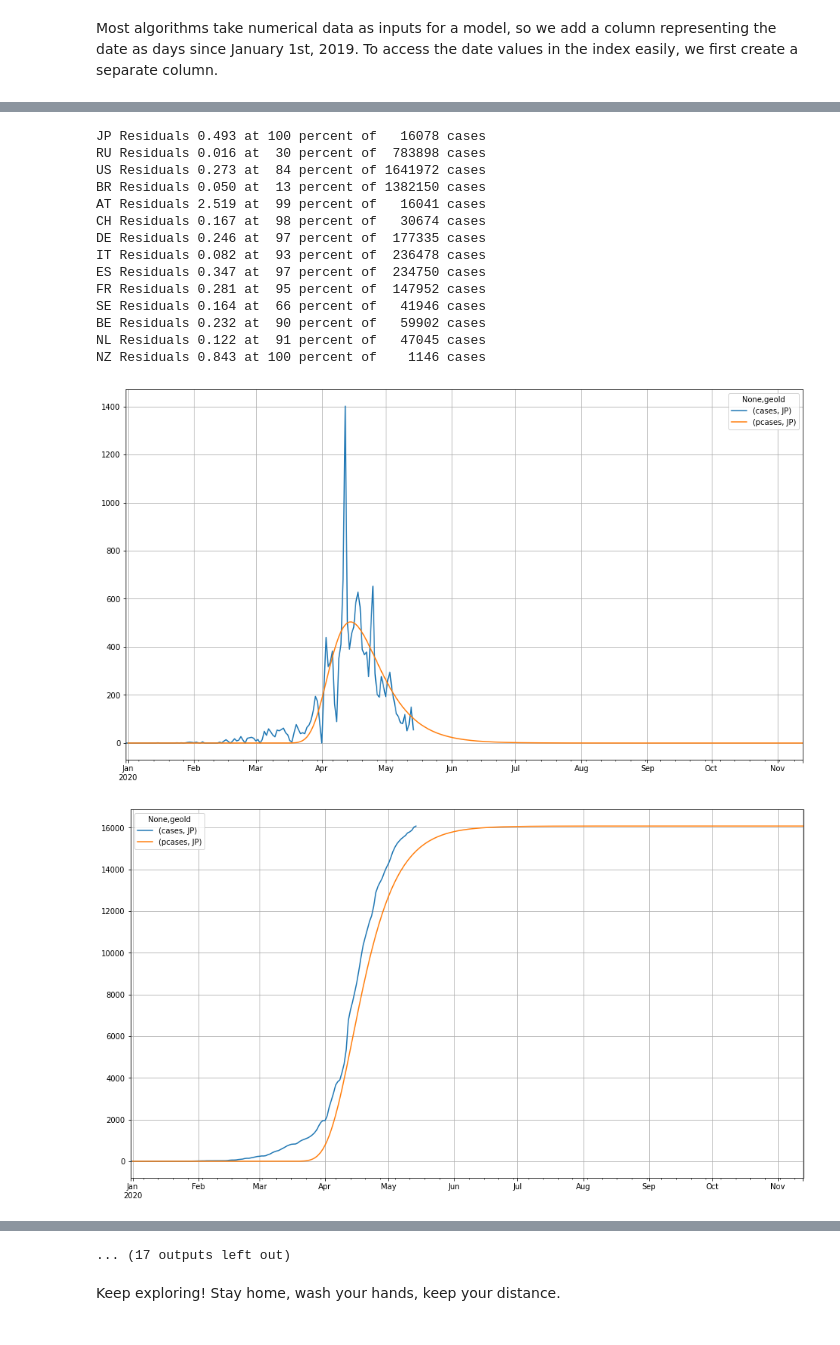
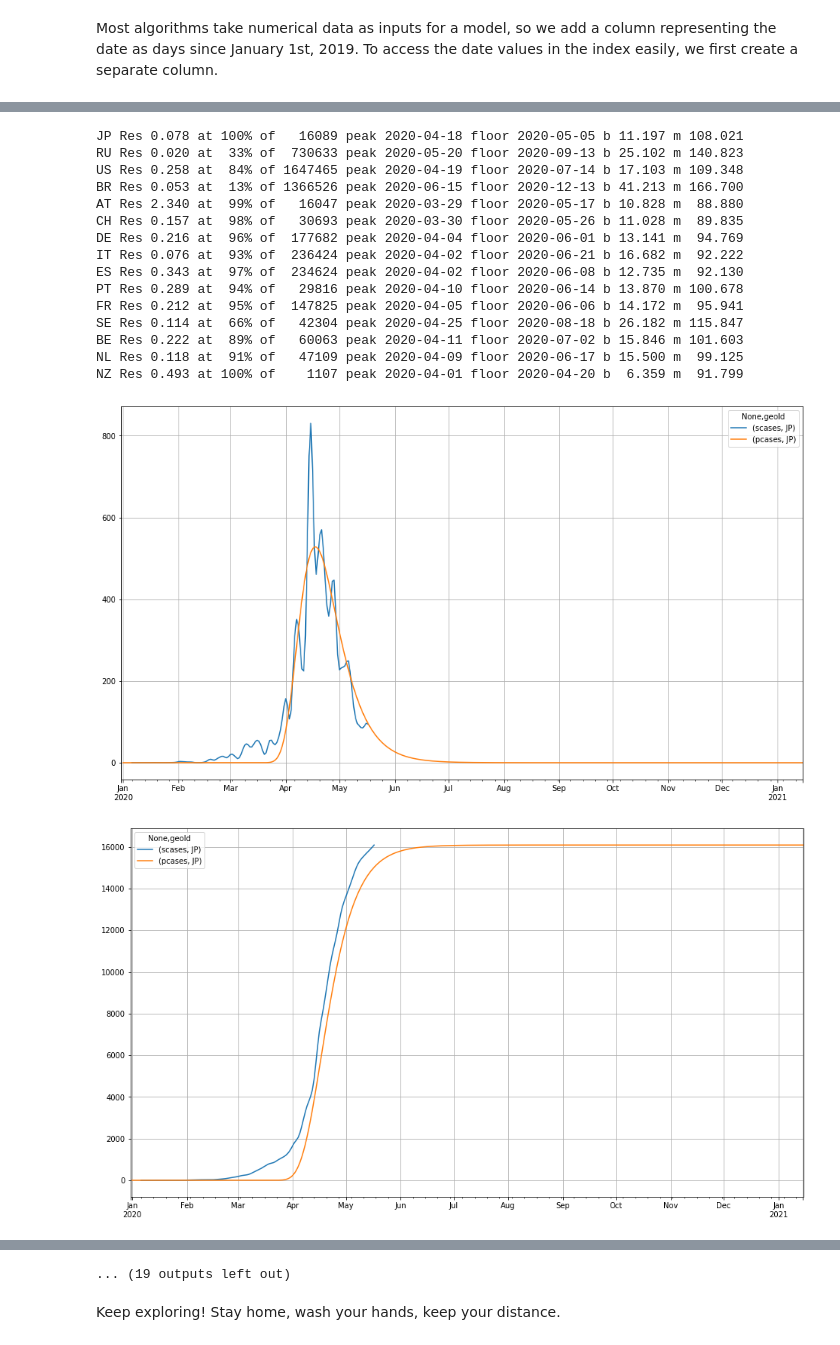
Before and after one commit to R3dje/COVID19, a Jupyter notebook: Gumbelmulti.ipynb, the cells around one changed output, grey strips where cells are left out. Drawn from its saved outputs; the diff is of its cells as text; code cells hidden in the pictures.

```diff
--- a/Gumbelmulti.ipynb
+++ b/Gumbelmulti.ipynb
@@ -35,8 +35,8 @@ df.head(10)
 # %% [markdown]
 To make room in the dataframe for future predictions, we add columns for those values and set them to missing for now.
 # %%
-df['pcases']  = np.nan
-df['pdeaths'] = np.nan
+#df['pcases']  = np.nan
+#df['pdeaths'] = np.nan
 # %% [markdown]
 Last check of our source dataframe.
 # %%
@@ -59,7 +57,7 @@ dtype: int64
 # %% [markdown]
 We pivot to a country by column format.
 # %%
-df_geo = df.pivot(index='dateRep', columns='geoId', values=['cases', 'deaths', 'pcases', 'pdeaths'])
+df_geo = df.pivot(index='dateRep', columns='geoId', values=['cases', 'deaths'])
 df_geo
 # %% [output]
 |  | cases |  |  |  |  |  |  |  |  |  | ... | ... |
@@ -80,7 +78,7 @@ df_geo
 # %% [markdown]
 For predictions later on we need extra rows in our dataframe. One of the ways to do that is reindexing with a larger range, so we use the current range and add six months and check our latest date.
 # %%
-new_index = pd.date_range(df_geo.index.min(), df_geo.index.max() + pd.Timedelta('183 days'))
+new_index = pd.date_range(df_geo.index.min(), df_geo.index.max() + pd.Timedelta('243 days'))
 df_geo = df_geo.reindex(new_index)
 df_geo
 # %% [output]
@@ -102,6 +100,6 @@ df_geo
 Most algorithms take numerical data as inputs for a model, so we add a column representing the date as days since January 1st, 2019. To access the date values in the index easily, we first create a separate column.
 # %%
 df_geo['dateRep'] = df_geo.index
-df_geo['daynum'] = (df_geo['dateRep'] - pd.Timestamp('2019-01-01')).dt.days.astype('int')
+df_geo['daynum'] = (df_geo['dateRep'] - pd.Timestamp('20191231')).dt.days.astype('int')
 df_geo['daynum'].describe()
 # %% [output]
@@ -118,54 +116,72 @@ Name: daynum, dtype: float64
 import matplotlib as mpl
 mpl.rc('figure', max_open_warning = 0)
 # %%
-# countries = df['geoId'].unique()
-
-countries = ['JP', 'RU', 'US', 'BR', 'AT', 'CH', 'DE', 'IT', 'ES', 'FR', 'SE', 'BE', 'NL', 'NZ']
+# countries = np.sort(df['geoId'].unique())
+countries = ['JP', 'RU', 'US', 'BR', 'AT', 'CH', 'DE', 'IT', 'ES', 'PT', 'FR', 'SE', 'BE', 'NL', 'NZ']
 
 measure  = 'cases'
 pmeasure = 'pcases'
+smeasure = 'scases'
 
 def calcresd(progress):
     global df_pred, fit
+
     df_pred['scaled'] = df_pred['cumul'] / maxcases * progress
     df_pred = df_pred[df_pred['scaled'] < 1]
+
     if len(df_pred) > 4:
         df_pred['linear'] = - np.log(- np.log(df_pred['scaled']))
         fit = np.polyfit(x=df_pred['daynum'], y=df_pred['linear'], deg=1, full=True)
         return(fit[1][0])
     else:
         return 99
 
 from scipy.optimize import minimize
 
 for country in countries:
-    df_pred = pd.DataFrame({'daynum':df_geo['daynum'], measure:df_geo[measure][country]})
+    df_geo[(smeasure, country)] = df_geo[measure][country].rolling(7, win_type='hann').mean()
+    df_pred = pd.DataFrame({'daynum':df_geo['daynum'], measure:df_geo[smeasure][country]})
+
     mincases = df[df['geoId'] == country]['popData2018'].iloc[0] / 1e6
     maxcases = df_pred[measure].cumsum().max()
     df_pred = df_pred[df_pred[measure] > mincases]
+
     if len(df_pred) > 0:
         df_pred['cumul'] = df_pred[measure].cumsum()
+
         optim = minimize(calcresd, 1, method='SLSQP', bounds=[(0.1, 1)])
         progress = optim.x[0]
+
         df_geo[(pmeasure, country)] = np.exp(- np.exp(- np.polyval(fit[0], df_geo['daynum']))) * maxcases / progress
         df_geo[(pmeasure, country)] = df_geo[(pmeasure, country)] - df_geo[(pmeasure, country)].shift()
-        print(country, "Residuals %1.3f at %3d percent of %7d" %(optim.fun, progress * 100, df_geo[pmeasure][country].cumsum().max()), measure)
-        df_geo[[(measure, country), (pmeasure, country)]].plot(figsize=(16, 9), grid=True)
-        df_geo[[(measure, country), (pmeasure, country)]].cumsum().plot(figsize=(16, 9), grid=True)
+
+        slope = fit[0][0]
+        intercept = fit[0][1]
+        beta = 1 / slope
+        mu = - intercept * beta
+
+        peak = df_geo[(df_geo[(pmeasure, country)] > df_geo[(pmeasure, country)].shift(-1))]['daynum'].index.min()
+        floor = df_geo[(df_geo[(pmeasure, country)] < (df[df['geoId'] == country]['popData2018'].iloc[0] / 5e5)) & (df_geo[(pmeasure, country)].index > peak)]['daynum'].index.min()
+
+        print(country, "Res %5.3f at %3d%% of %7d" %(optim.fun, progress * 100, df_geo[pmeasure][country].cumsum().max()), "peak", peak.date(), "floor", floor.date(), "b %6.3f m %7.3f" %(beta, mu))
+
+        df_geo[[(smeasure, country), (pmeasure, country)]].plot(figsize=(16, 9), grid=True)
+        df_geo[[(smeasure, country), (pmeasure, country)]].cumsum().plot(figsize=(16, 9), grid=True)
 # %% [output]
-JP Residuals 0.493 at 100 percent of   16078 cases
-RU Residuals 0.016 at  30 percent of  783898 cases
-US Residuals 0.273 at  84 percent of 1641972 cases
-BR Residuals 0.050 at  13 percent of 1382150 cases
-AT Residuals 2.519 at  99 percent of   16041 cases
-CH Residuals 0.167 at  98 percent of   30674 cases
-DE Residuals 0.246 at  97 percent of  177335 cases
-IT Residuals 0.082 at  93 percent of  236478 cases
-ES Residuals 0.347 at  97 percent of  234750 cases
-FR Residuals 0.281 at  95 percent of  147952 cases
-SE Residuals 0.164 at  66 percent of   41946 cases
-BE Residuals 0.232 at  90 percent of   59902 cases
-NL Residuals 0.122 at  91 percent of   47045 cases
-NZ Residuals 0.843 at 100 percent of    1146 cases
+JP Res 0.078 at 100% of   16089 peak 2020-04-18 floor 2020-05-05 b 11.197 m 108.021
+RU Res 0.020 at  33% of  730633 peak 2020-05-20 floor 2020-09-13 b 25.102 m 140.823
+US Res 0.258 at  84% of 1647465 peak 2020-04-19 floor 2020-07-14 b 17.103 m 109.348
+BR Res 0.053 at  13% of 1366526 peak 2020-06-15 floor 2020-12-13 b 41.213 m 166.700
+AT Res 2.340 at  99% of   16047 peak 2020-03-29 floor 2020-05-17 b 10.828 m  88.880
+CH Res 0.157 at  98% of   30693 peak 2020-03-30 floor 2020-05-26 b 11.028 m  89.835
+DE Res 0.216 at  96% of  177682 peak 2020-04-04 floor 2020-06-01 b 13.141 m  94.769
+IT Res 0.076 at  93% of  236424 peak 2020-04-02 floor 2020-06-21 b 16.682 m  92.222
+ES Res 0.343 at  97% of  234624 peak 2020-04-02 floor 2020-06-08 b 12.735 m  92.130
+PT Res 0.289 at  94% of   29816 peak 2020-04-10 floor 2020-06-14 b 13.870 m 100.678
+FR Res 0.212 at  95% of  147825 peak 2020-04-05 floor 2020-06-06 b 14.172 m  95.941
+SE Res 0.114 at  66% of   42304 peak 2020-04-25 floor 2020-08-18 b 26.182 m 115.847
+BE Res 0.222 at  89% of   60063 peak 2020-04-11 floor 2020-07-02 b 15.846 m 101.603
+NL Res 0.118 at  91% of   47109 peak 2020-04-09 floor 2020-06-17 b 15.500 m  99.125
+NZ Res 0.493 at 100% of    1107 peak 2020-04-01 floor 2020-04-20 b  6.359 m  91.799
-[figure, old version]
+[figure, new version]
-[figure, old version]
+[figure, new version]
@@ -181,3 +197,3 @@ NZ Residuals 0.843 at 100 percent of    1146 cases
-... (17 outputs left out)
+... (19 outputs left out)
 # %% [markdown]
 Keep exploring! Stay home, wash your hands, keep your distance.
```
Also changed, not shown: parts of 7 cells of this notebook, 3 other files.
